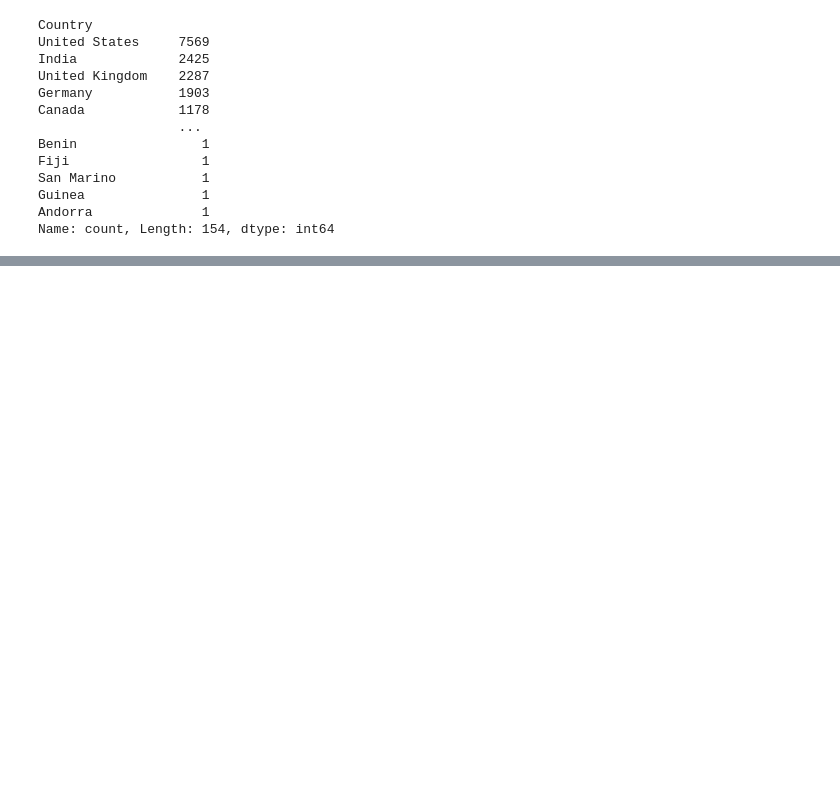
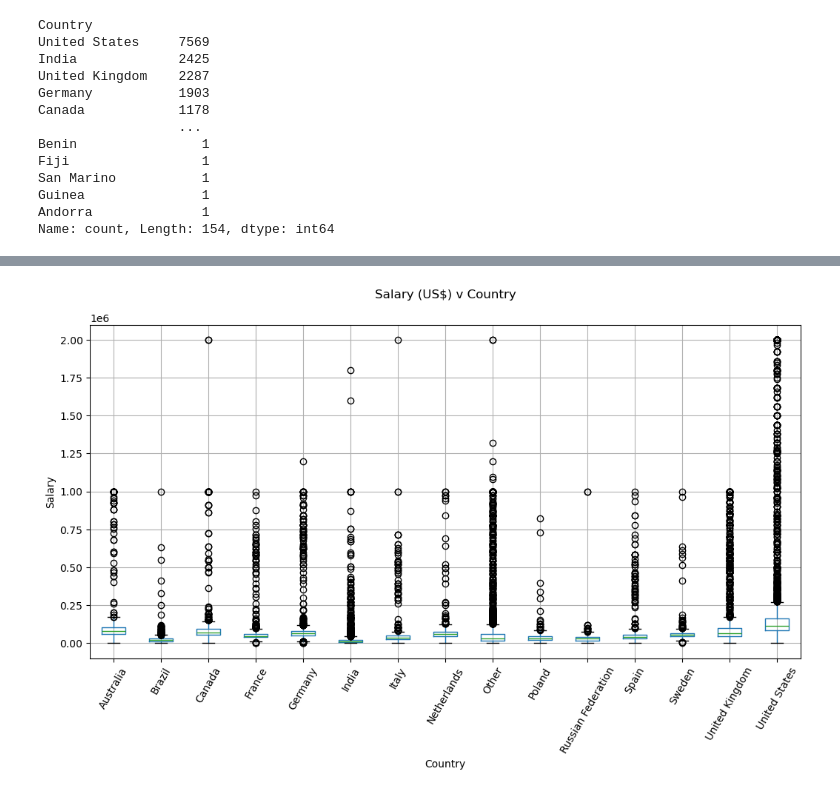
Before and after one commit to Mousumi-Deb/Machine-learning, a Jupyter notebook: Stack_App_Build/Stack_Salary_Prediction.ipynb, the cells around one changed output, grey strips where cells are left out. Saved outputs shown, nothing was run; the diff lists cells and outputs as text; code cells hidden in the pictures; blank space fills up the shorter version.

```diff
--- a/Stack_App_Build/Stack_Salary_Prediction.ipynb
+++ b/Stack_App_Build/Stack_Salary_Prediction.ipynb
@@ -124,3 +124,18 @@ San Marino           1
 Guinea               1
 Andorra              1
 Name: count, Length: 154, dtype: int64
+# %%
+# clean the countries data create a function
+
+def shorten_categories(categories, cutoff):
+    categorical_map = {}
+    for i in range(len(categories)):
+        if categories.values[i] >= cutoff:
+            categorical_map[categories.index[i]] = categories.index[i]
+        else:
+            categorical_map[categories.index[i]] = 'Other'
+    return categorical_map
+# %%
+country_map = shorten_categories(data.Country.value_counts(), 400)
+data['Country'] = data['Country'].map(country_map)
+data.Country.value_counts()
@@ -126,0 +160,11 @@ Name: count, Length: 154, dtype: int64
+# %%
+#plot the salary col
+fig, ax = plt.subplots(1,1, figsize=(12, 6))
+data.boxplot('Salary', 'Country', ax=ax)
+plt.suptitle('Salary (US$) v Country')
+plt.title('')
+plt.ylabel('Salary')
+plt.xticks(rotation=60)
+plt.show()
+# %% [output]
+[figure, added]
```
Also changed, not shown: parts of 31 cells of this notebook, 1 other file.
